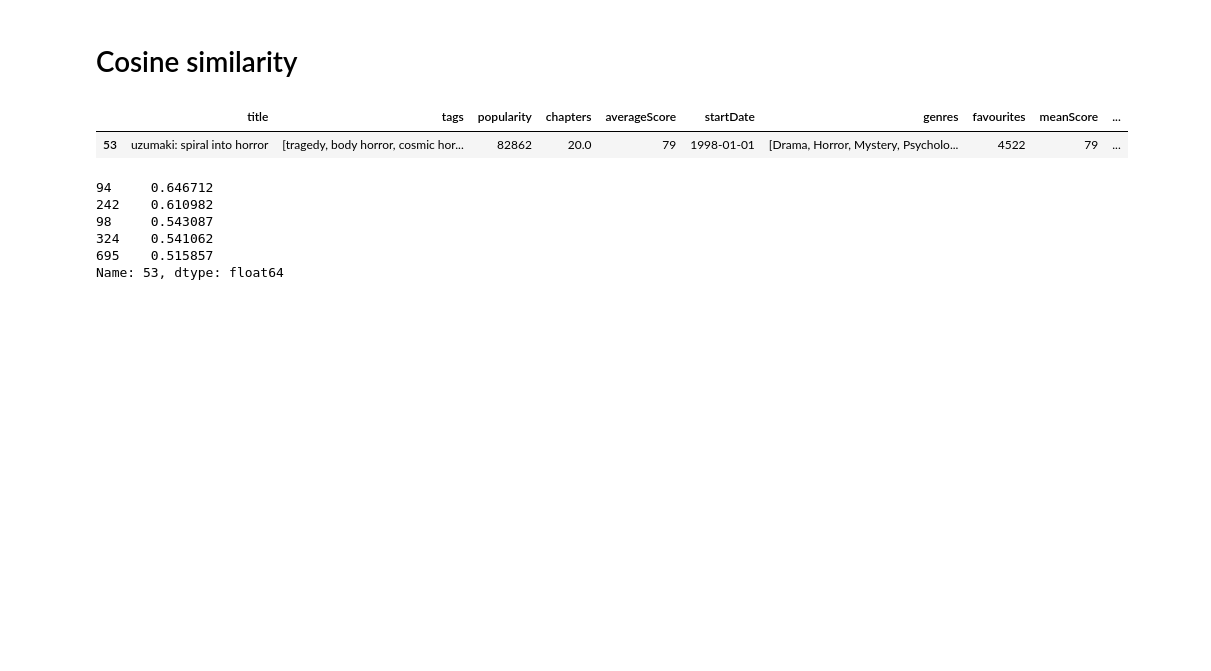
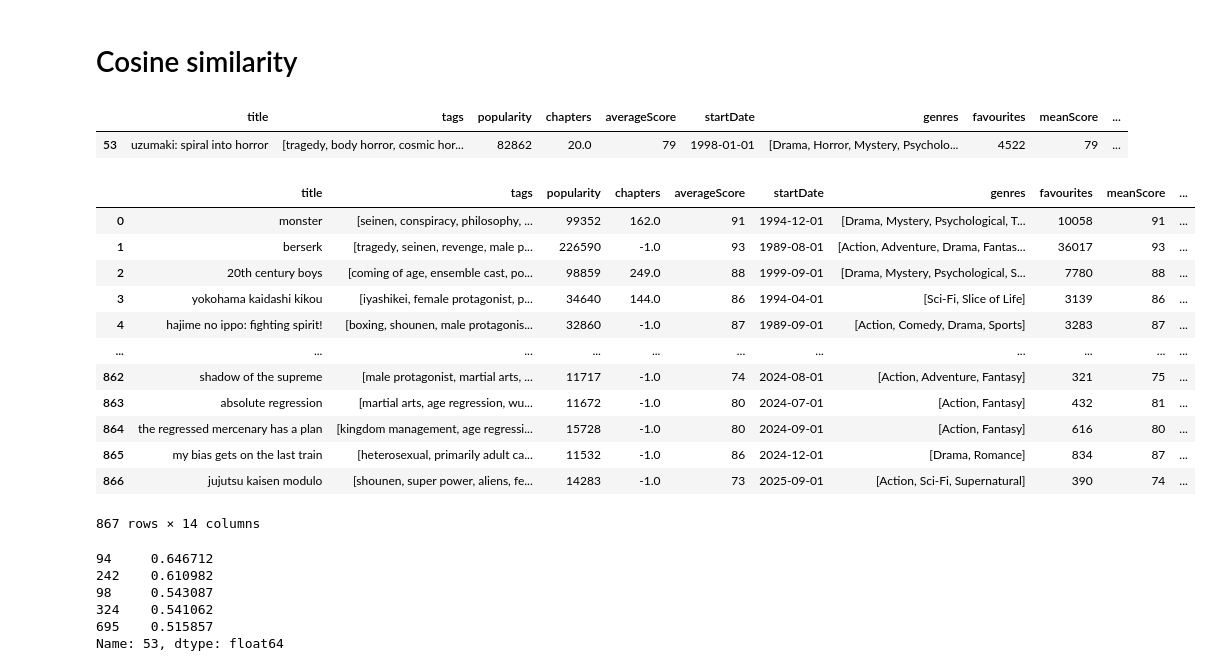
Before and after one commit to mannkenn/manga-recs, a Jupyter notebook: notebooks/base_models.ipynb, the cells around one changed output. Cells and saved outputs as stored; diff of their text form; code cells hidden in the pictures; blank space fills up the shorter version.

```diff
--- a/notebooks/base_models.ipynb
+++ b/notebooks/base_models.ipynb
@@ -84,6 +84,22 @@ manga_info[manga_info['title'] == 'uzumaki: spiral into horror']
 # %% [output]
 |  | title | tags | popularity | chapters | averageScore | startDate | genres | favourites | meanScore | ... |
 | 53 | uzumaki: spiral into horror | [tragedy, body horror, cosmic hor... | 82862 | 20.0 | 79 | 1998-01-01 | [Drama, Horror, Mystery, Psycholo... | 4522 | 79 | ... |
+# %%
+manga_info
+# %% [output]
+|  | title | tags | popularity | chapters | averageScore | startDate | genres | favourites | meanScore | ... |
+| 0 | monster | [seinen, conspiracy, philosophy, ... | 99352 | 162.0 | 91 | 1994-12-01 | [Drama, Mystery, Psychological, T... | 10058 | 91 | ... |
+| 1 | berserk | [tragedy, seinen, revenge, male p... | 226590 | -1.0 | 93 | 1989-08-01 | [Action, Adventure, Drama, Fantas... | 36017 | 93 | ... |
+| 2 | 20th century boys | [coming of age, ensemble cast, po... | 98859 | 249.0 | 88 | 1999-09-01 | [Drama, Mystery, Psychological, S... | 7780 | 88 | ... |
+| 3 | yokohama kaidashi kikou | [iyashikei, female protagonist, p... | 34640 | 144.0 | 86 | 1994-04-01 | [Sci-Fi, Slice of Life] | 3139 | 86 | ... |
+| 4 | hajime no ippo: fighting spirit! | [boxing, shounen, male protagonis... | 32860 | -1.0 | 87 | 1989-09-01 | [Action, Comedy, Drama, Sports] | 3283 | 87 | ... |
+| ... | ... | ... | ... | ... | ... | ... | ... | ... | ... | ... |
+| 862 | shadow of the supreme | [male protagonist, martial arts, ... | 11717 | -1.0 | 74 | 2024-08-01 | [Action, Adventure, Fantasy] | 321 | 75 | ... |
+| 863 | absolute regression | [martial arts, age regression, wu... | 11672 | -1.0 | 80 | 2024-07-01 | [Action, Fantasy] | 432 | 81 | ... |
+| 864 | the regressed mercenary has a plan | [kingdom management, age regressi... | 15728 | -1.0 | 80 | 2024-09-01 | [Action, Fantasy] | 616 | 80 | ... |
+| 865 | my bias gets on the last train | [heterosexual, primarily adult ca... | 11532 | -1.0 | 86 | 2024-12-01 | [Drama, Romance] | 834 | 87 | ... |
+| 866 | jujutsu kaisen modulo | [shounen, super power, aliens, fe... | 14283 | -1.0 | 73 | 2025-09-01 | [Action, Sci-Fi, Supernatural] | 390 | 74 | ... |
+867 rows × 14 columns
 # %%
 sims = cosine_similarity_matrix(df)
 top_k_similar_items(df, item=53, k=5)
```
Also changed, not shown: parts of 3 cells of this notebook, 7 other files.
